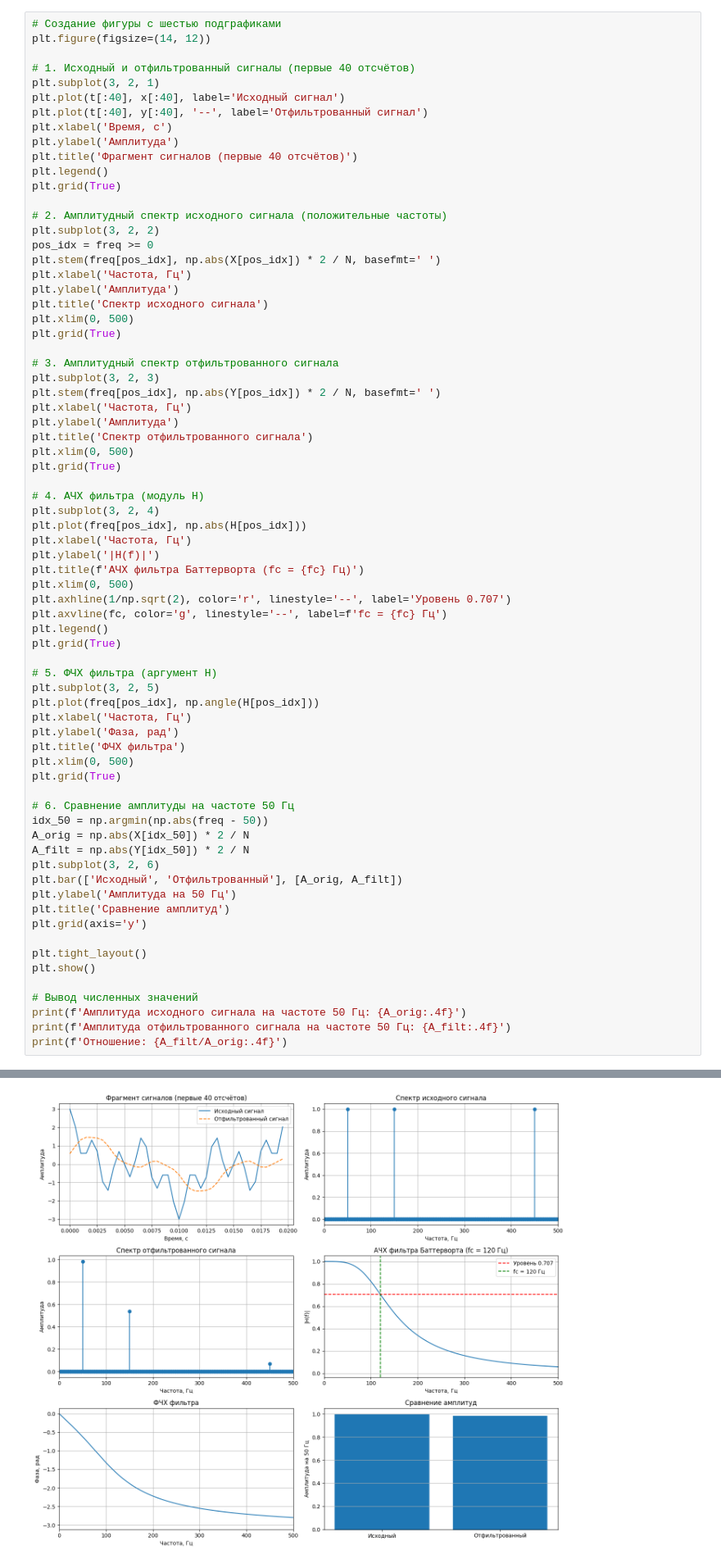
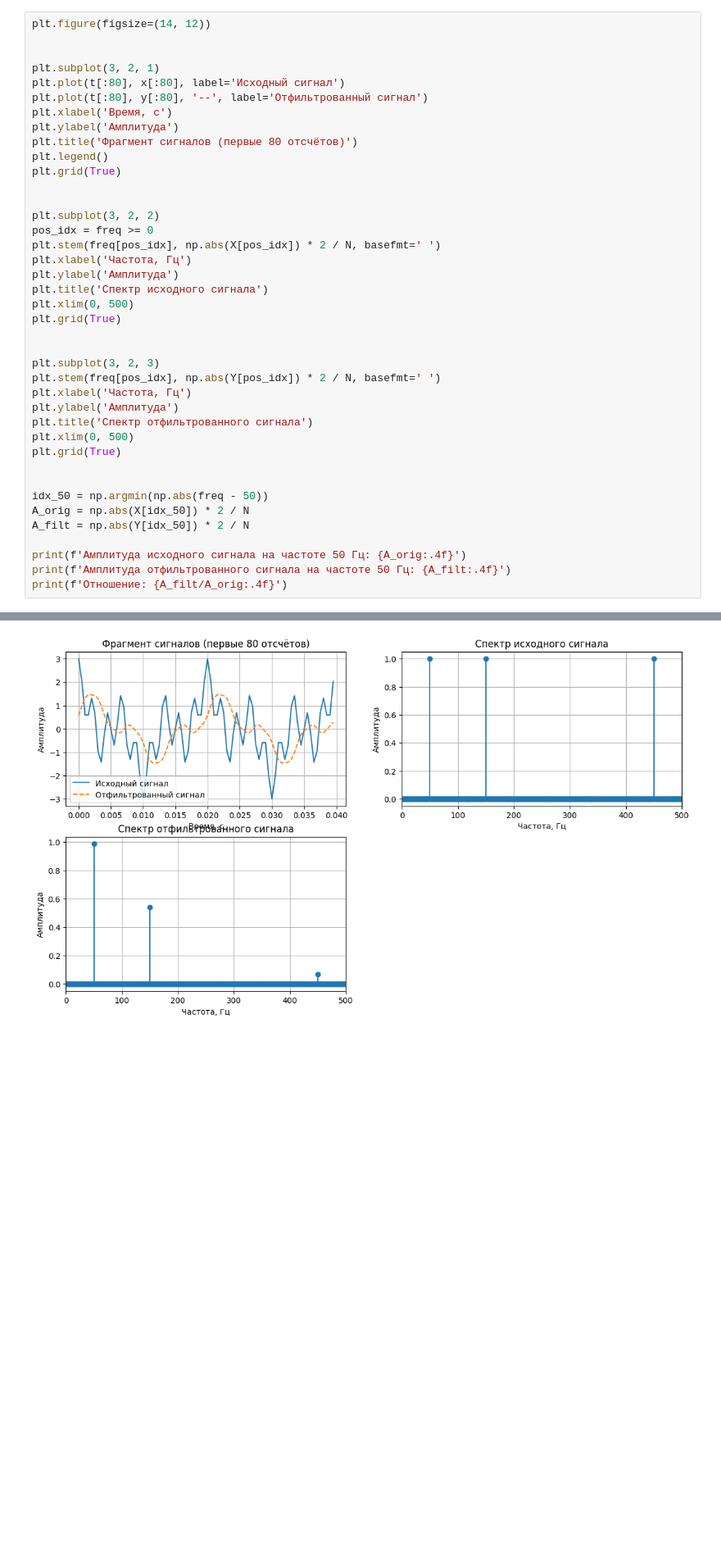
Before and after one commit to KamenevIvan/DPoS, a Jupyter notebook: lab3.ipynb, the cells around one changed output, grey strips where cells are left out. Shown at 82% size. Drawn from its saved outputs; the diff is of its cells as text; blank space fills up the shorter version.

```diff
--- a/lab3.ipynb
+++ b/lab3.ipynb
@@ -55,19 +45,18 @@ Y = X * H
 y = np.fft.ifft(Y).real
 # %%
-# Создание фигуры с шестью подграфиками
 plt.figure(figsize=(14, 12))
 
-# 1. Исходный и отфильтрованный сигналы (первые 40 отсчётов)
+
 plt.subplot(3, 2, 1)
-plt.plot(t[:40], x[:40], label='Исходный сигнал')
-plt.plot(t[:40], y[:40], '--', label='Отфильтрованный сигнал')
+plt.plot(t[:80], x[:80], label='Исходный сигнал')
+plt.plot(t[:80], y[:80], '--', label='Отфильтрованный сигнал')
 plt.xlabel('Время, с')
 plt.ylabel('Амплитуда')
-plt.title('Фрагмент сигналов (первые 40 отсчётов)')
+plt.title('Фрагмент сигналов (первые 80 отсчётов)')
 plt.legend()
 plt.grid(True)
 
-# 2. Амплитудный спектр исходного сигнала (положительные частоты)
+
 plt.subplot(3, 2, 2)
 pos_idx = freq >= 0
 plt.stem(freq[pos_idx], np.abs(X[pos_idx]) * 2 / N, basefmt=' ')
@@ -77,7 +66,7 @@ plt.title('Спектр исходного сигнала')
 plt.xlim(0, 500)
 plt.grid(True)
 
-# 3. Амплитудный спектр отфильтрованного сигнала
+
 plt.subplot(3, 2, 3)
 plt.stem(freq[pos_idx], np.abs(Y[pos_idx]) * 2 / N, basefmt=' ')
 plt.xlabel('Частота, Гц')
@@ -86,41 +75,11 @@ plt.title('Спектр отфильтрованного сигнала')
 plt.xlim(0, 500)
 plt.grid(True)
 
-# 4. АЧХ фильтра (модуль H)
-plt.subplot(3, 2, 4)
-plt.plot(freq[pos_idx], np.abs(H[pos_idx]))
-plt.xlabel('Частота, Гц')
-plt.ylabel('|H(f)|')
-plt.title(f'АЧХ фильтра Баттерворта (fc = {fc} Гц)')
-plt.xlim(0, 500)
-plt.axhline(1/np.sqrt(2), color='r', linestyle='--', label='Уровень 0.707')
-plt.axvline(fc, color='g', linestyle='--', label=f'fc = {fc} Гц')
-plt.legend()
-plt.grid(True)
 
-# 5. ФЧХ фильтра (аргумент H)
-plt.subplot(3, 2, 5)
-plt.plot(freq[pos_idx], np.angle(H[pos_idx]))
-plt.xlabel('Частота, Гц')
-plt.ylabel('Фаза, рад')
-plt.title('ФЧХ фильтра')
-plt.xlim(0, 500)
-plt.grid(True)
-
-# 6. Сравнение амплитуды на частоте 50 Гц
 idx_50 = np.argmin(np.abs(freq - 50))
 A_orig = np.abs(X[idx_50]) * 2 / N
 A_filt = np.abs(Y[idx_50]) * 2 / N
-plt.subplot(3, 2, 6)
-plt.bar(['Исходный', 'Отфильтрованный'], [A_orig, A_filt])
-plt.ylabel('Амплитуда на 50 Гц')
-plt.title('Сравнение амплитуд')
-plt.grid(axis='y')
 
-plt.tight_layout()
-plt.show()
-
-# Вывод численных значений
 print(f'Амплитуда исходного сигнала на частоте 50 Гц: {A_orig:.4f}')
 print(f'Амплитуда отфильтрованного сигнала на частоте 50 Гц: {A_filt:.4f}')
 print(f'Отношение: {A_filt/A_orig:.4f}')
@@ -128 +90 @@ print(f'Отношение: {A_filt/A_orig:.4f}')
-[figure, old version]
+[figure, new version]
```
Also changed, not shown: parts of 12 cells of this notebook.
